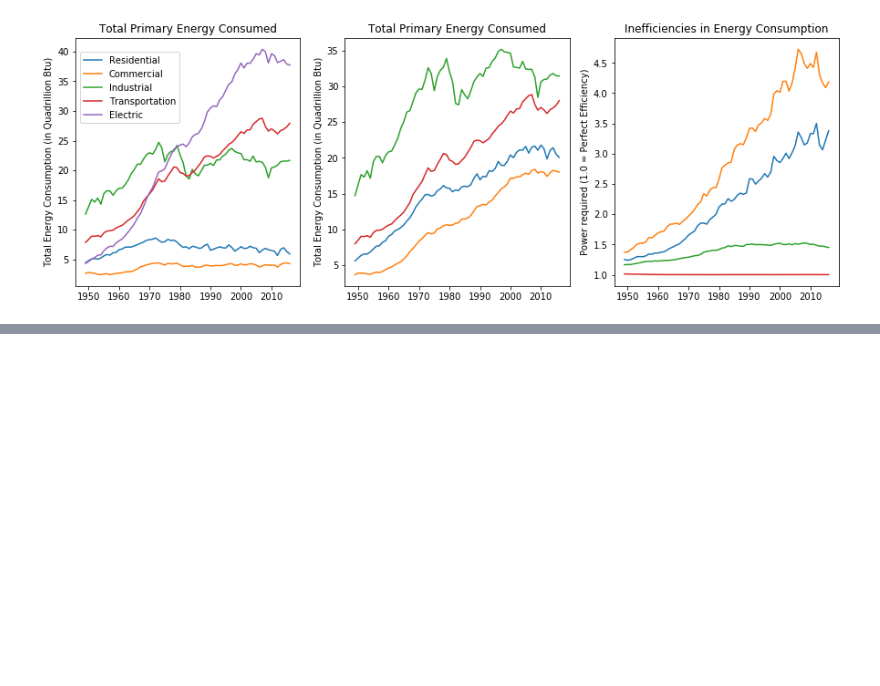
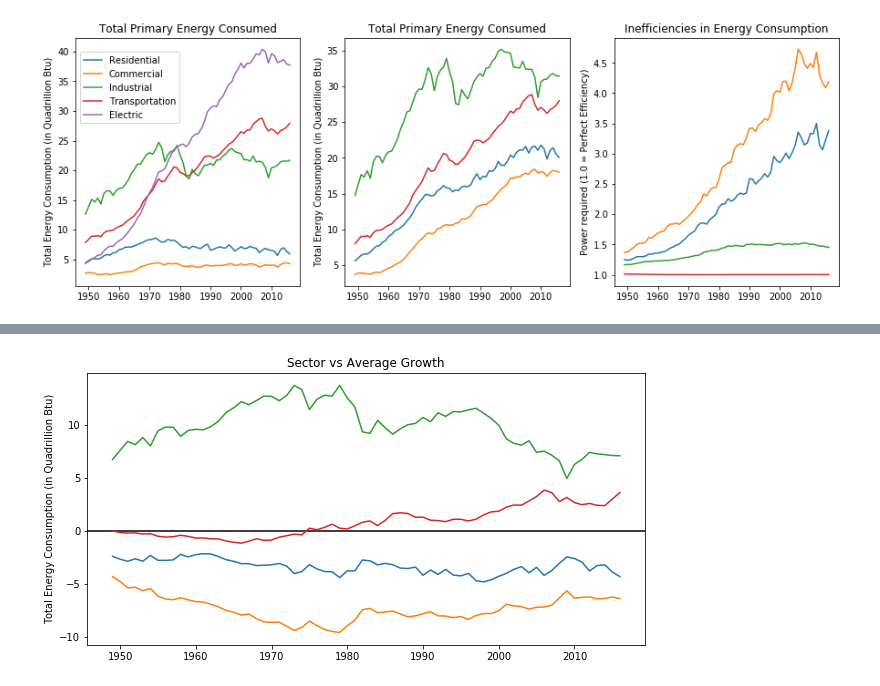
Before and after one commit to mhuh22/Thinkful, a Jupyter notebook: Prep Capstone/The State of Energy (in the United States).ipynb, the cells around one changed output, grey strips where cells are left out. Cells and saved outputs as stored; diff of their text form; code cells hidden in the pictures; blank space fills up the shorter version.

```diff
--- a/Prep Capstone/The State of Energy (in the United States).ipynb
+++ b/Prep Capstone/The State of Energy (in the United States).ipynb
@@ -24,16 +24,11 @@ skip = list(range(10))
 skip.append(11)
 
 # imports the files that we need
-xl1 = pd.ExcelFile('Table_1.2_Primary_Energy_Production_by_Source.xlsx')
-xl2 = pd.ExcelFile('Table_1.3_Primary_Energy_Consumption_by_Source.xlsx')
-xl3 = pd.ExcelFile('Table_1.4a_Primary_Energy_Imports_by_Source.xlsx')
-xl4 = pd.ExcelFile('Table_1.4b_Primary_Energy_Exports_by_Source_and_Total_Net_Imports.xlsx')
-xl5 = pd.ExcelFile('Table_2.1_Energy_Consumption_by_Sector.xlsx')
-annual_production = xl1.parse('Annual Data', skiprows = skip)
-annual_consumption = xl2.parse('Annual Data', skiprows = skip)
-imports = xl3.parse('Annual Data', skiprows = skip)
-exports = xl4.parse('Annual Data', skiprows = skip)
-sectors = xl5.parse('Annual Data', skiprows = skip)
+annual_production = (pd.ExcelFile('Table_1.2_Primary_Energy_Production_by_Source.xlsx')).parse('Annual Data', skiprows = skip)
+annual_consumption = (pd.ExcelFile('Table_1.3_Primary_Energy_Consumption_by_Source.xlsx')).parse('Annual Data', skiprows = skip)
+imports = (pd.ExcelFile('Table_1.4a_Primary_Energy_Imports_by_Source.xlsx')).parse('Annual Data', skiprows = skip)
+exports = (pd.ExcelFile('Table_1.4b_Primary_Energy_Exports_by_Source_and_Total_Net_Imports.xlsx')).parse('Annual Data', skiprows = skip)
+sectors = (pd.ExcelFile('Table_2.1_Energy_Consumption_by_Sector.xlsx')).parse('Annual Data', skiprows = skip)
 # %% [markdown]
 # Overview
 
@@ -250,8 +245,3 @@ for i in range(1,5):
     plt.plot(x, e[i])
 # %% [output]
 [figure]
-# %%
-f = {}
-for i in range(2,9,2):
-    f[i] = (sectors.iloc[:,i] /= sectors.iloc[:,12])
-    plt.bar(x,f[i])
@@ -259,0 +248,15 @@ SyntaxError: invalid syntax (<ipython-input-26-a456d343bf5f>, line 3)
+# %%
+plt.rcParams['figure.figsize'] = [10,5]
+
+# calculates average growth in energy consumption
+d[10]=(d[2]+d[4]+d[6]+d[8])/4
+
+# constructs plot of sector vs average growth
+plt.title('Sector vs Average Growth')
+plt.ylabel('Total Energy Consumption (in Quadrillion Btu)')
+plt.axhline(0, color='black', linestyle = '-')
+for i in range(2,9,2):
+    plt.plot(x,d[i]-d[10])
+plt.legend(loc='center left',bbox_to_anchor=(1, 1))
+# %% [output]
+[figure, added]
```
Also changed, not shown: parts of 2 cells of this notebook.
